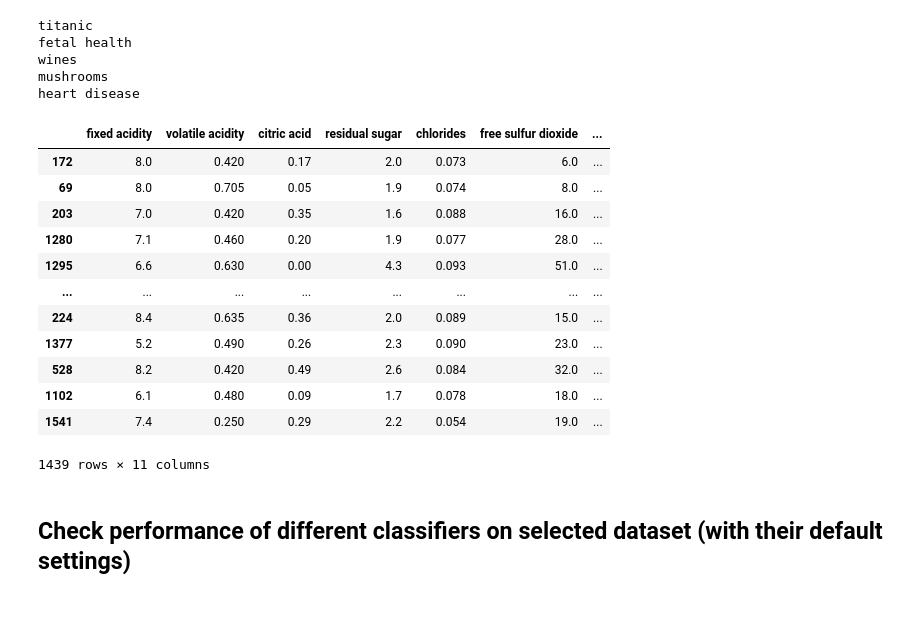
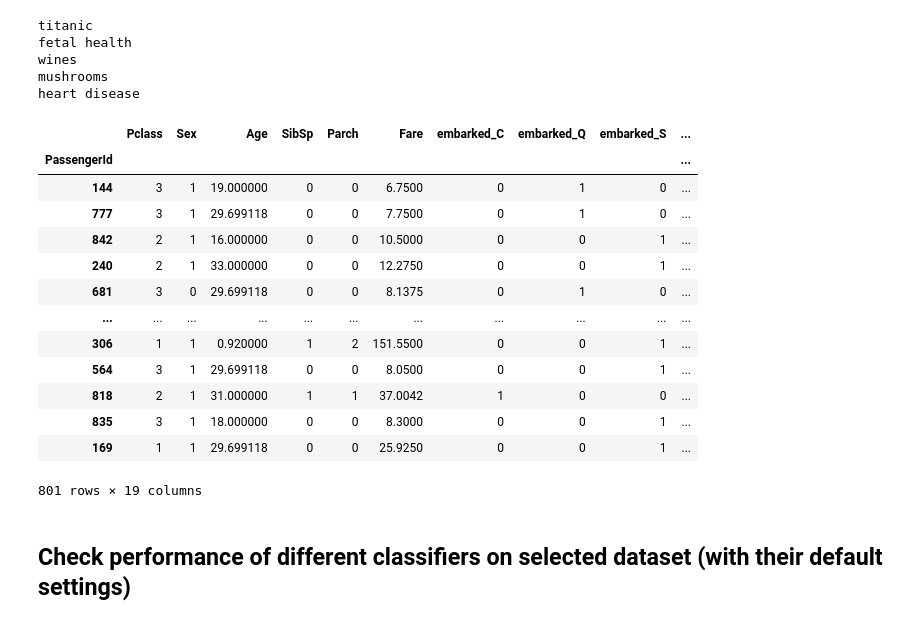
Before and after one commit to vonHousen/lime, a Jupyter notebook: doc/mod/notebooks/EfficiencyTests.ipynb, the cells around one changed output. Saved outputs shown, nothing was run; the diff lists cells and outputs as text; code cells hidden in the pictures.

```diff
--- a/doc/mod/notebooks/EfficiencyTests.ipynb
+++ b/doc/mod/notebooks/EfficiencyTests.ipynb
@@ -30,22 +30,23 @@ wines
 mushrooms
 heart disease
 # %%
-sample_dataset = repo.get_wines_dataset()
+sample_dataset = repo.get_titanic_dataset()
 sample_dataset.train_data
 # %% [output]
-|  | fixed acidity | volatile acidity | citric acid | residual sugar | chlorides | free sulfur dioxide | ... |
-| 172 | 8.0 | 0.420 | 0.17 | 2.0 | 0.073 | 6.0 | ... |
-| 69 | 8.0 | 0.705 | 0.05 | 1.9 | 0.074 | 8.0 | ... |
-| 203 | 7.0 | 0.420 | 0.35 | 1.6 | 0.088 | 16.0 | ... |
-| 1280 | 7.1 | 0.460 | 0.20 | 1.9 | 0.077 | 28.0 | ... |
-| 1295 | 6.6 | 0.630 | 0.00 | 4.3 | 0.093 | 51.0 | ... |
-| ... | ... | ... | ... | ... | ... | ... | ... |
-| 224 | 8.4 | 0.635 | 0.36 | 2.0 | 0.089 | 15.0 | ... |
-| 1377 | 5.2 | 0.490 | 0.26 | 2.3 | 0.090 | 23.0 | ... |
-| 528 | 8.2 | 0.420 | 0.49 | 2.6 | 0.084 | 32.0 | ... |
-| 1102 | 6.1 | 0.480 | 0.09 | 1.7 | 0.078 | 18.0 | ... |
-| 1541 | 7.4 | 0.250 | 0.29 | 2.2 | 0.054 | 19.0 | ... |
+|  | Pclass | Sex | Age | SibSp | Parch | Fare | embarked_C | embarked_Q | embarked_S | ... |
+| PassengerId |  |  |  |  |  |  |  |  |  | ... |
+| 144 | 3 | 1 | 19.000000 | 0 | 0 | 6.7500 | 0 | 1 | 0 | ... |
+| 777 | 3 | 1 | 29.699118 | 0 | 0 | 7.7500 | 0 | 1 | 0 | ... |
+| 842 | 2 | 1 | 16.000000 | 0 | 0 | 10.5000 | 0 | 0 | 1 | ... |
+| 240 | 2 | 1 | 33.000000 | 0 | 0 | 12.2750 | 0 | 0 | 1 | ... |
+| 681 | 3 | 0 | 29.699118 | 0 | 0 | 8.1375 | 0 | 1 | 0 | ... |
+| ... | ... | ... | ... | ... | ... | ... | ... | ... | ... | ... |
+| 306 | 1 | 1 | 0.920000 | 1 | 2 | 151.5500 | 0 | 0 | 1 | ... |
+| 564 | 3 | 1 | 29.699118 | 0 | 0 | 8.0500 | 0 | 0 | 1 | ... |
+| 818 | 2 | 1 | 31.000000 | 1 | 1 | 37.0042 | 1 | 0 | 0 | ... |
+| 835 | 3 | 1 | 18.000000 | 0 | 0 | 8.3000 | 0 | 0 | 1 | ... |
+| 169 | 1 | 1 | 29.699118 | 0 | 0 | 25.9250 | 0 | 0 | 1 | ... |
-1439 rows × 11 columns
+801 rows × 19 columns
 # %% [markdown]
 ## Check performance of different classifiers on selected dataset (with their default settings)
 # %%
```
Also changed, not shown: parts of 16 cells of this notebook, 3 other files.
